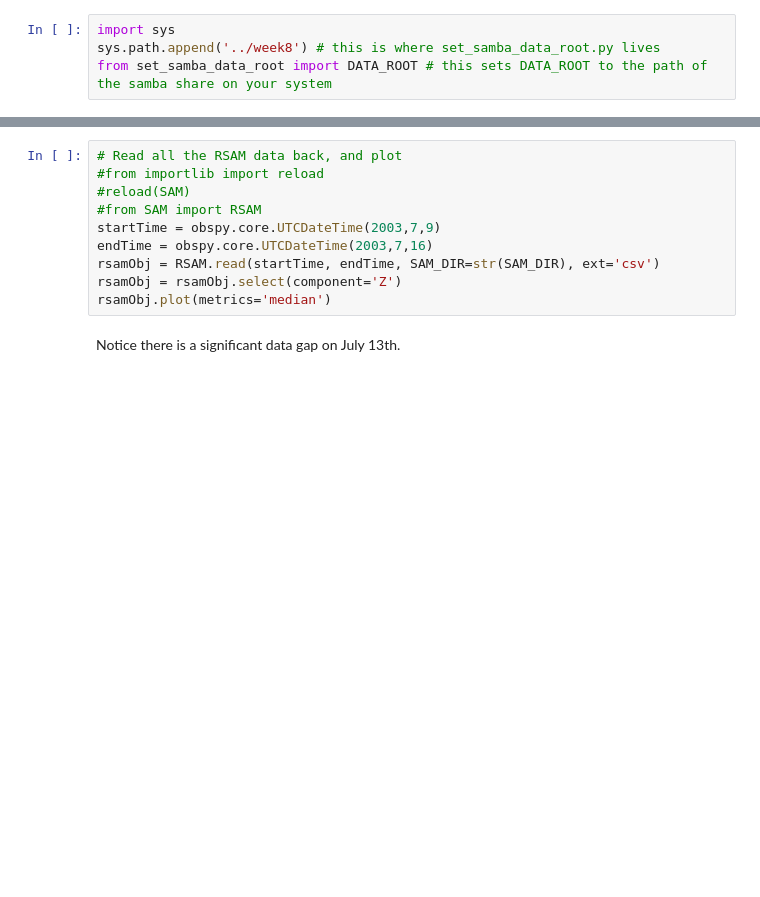
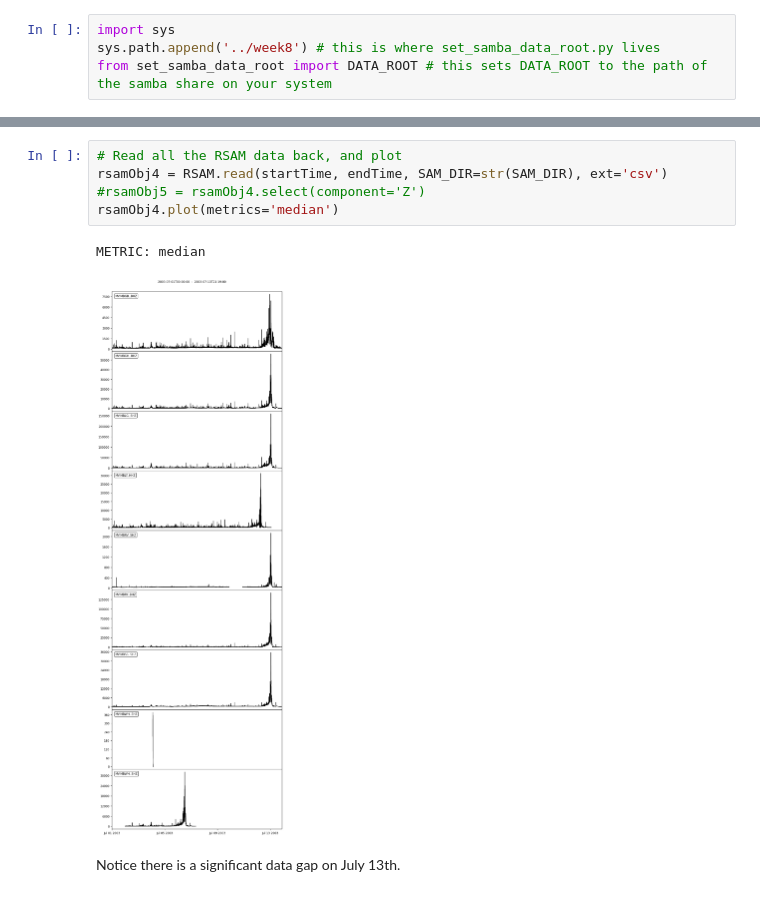
Before and after one commit to gthompson/CompSciS26, a Jupyter notebook: week10/101_RSAM_MVO.ipynb, the cells around one changed output, grey strips where cells are left out. Saved outputs shown, nothing was run; the diff lists cells and outputs as text; blank space fills up the shorter version.

```diff
--- a/week10/101_RSAM_MVO.ipynb
+++ b/week10/101_RSAM_MVO.ipynb
@@ -210,12 +512,10 @@ del mySDSclient
 # %%
 # Read all the RSAM data back, and plot
-#from importlib import reload
-#reload(SAM)
-#from SAM import RSAM
-startTime = obspy.core.UTCDateTime(2003,7,9)
-endTime = obspy.core.UTCDateTime(2003,7,16)
-rsamObj = RSAM.read(startTime, endTime, SAM_DIR=str(SAM_DIR), ext='csv')
-rsamObj = rsamObj.select(component='Z')
-rsamObj.plot(metrics='median')
+rsamObj4 = RSAM.read(startTime, endTime, SAM_DIR=str(SAM_DIR), ext='csv')
+#rsamObj5 = rsamObj4.select(component='Z')
+rsamObj4.plot(metrics='median')
+# %% [output]
+METRIC: median
+[figure, added]
 # %% [markdown]
 Notice there is a significant data gap on July 13th.
```
Also changed, not shown: parts of 40 cells of this notebook, 1 other file.
